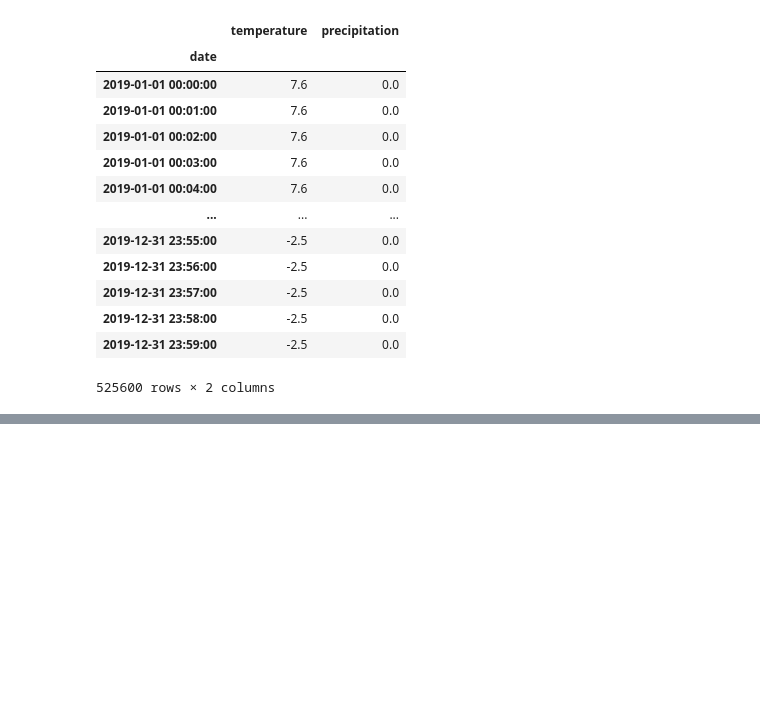
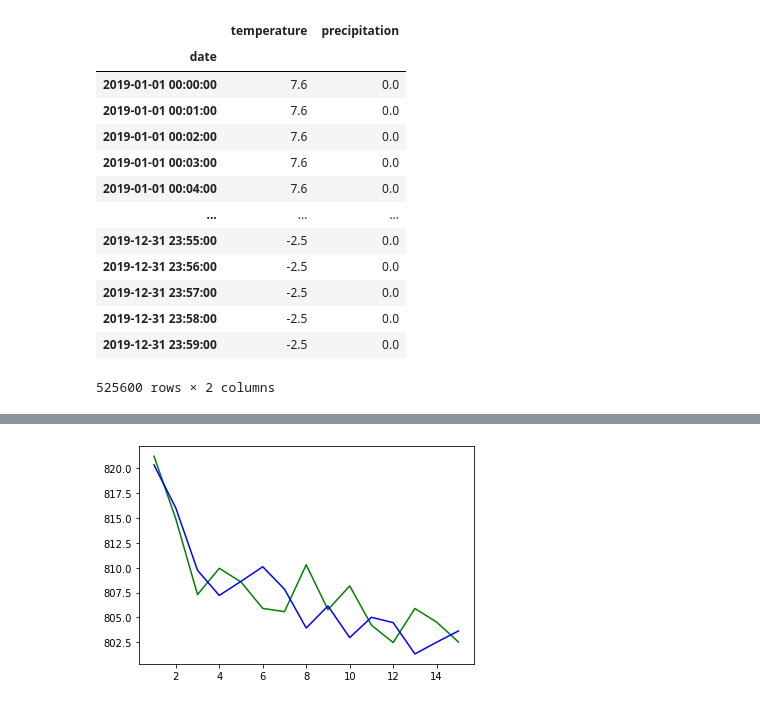
Before and after one commit to Tezzmo/PDS_Project, a Jupyter notebook: notebooks/dataExplorationJonas.ipynb, the cells around one changed output, grey strips where cells are left out. Cells and saved outputs as stored; diff of their text form; code cells hidden in the pictures; blank space fills up the shorter version.

```diff
--- a/notebooks/dataExplorationJonas.ipynb
+++ b/notebooks/dataExplorationJonas.ipynb
@@ -297,0 +311,6 @@ The MAE is:  38.297005850866775
+# %%
+plt.plot([*range(1,16,1)], mae_test, color='green')
+plt.plot([*range(1,16,1)], mae_train, color='blue')
+plt.show()
+# %% [output]
+[figure, added]
```
Also changed, not shown: parts of 33 cells of this notebook, 3 other files.
